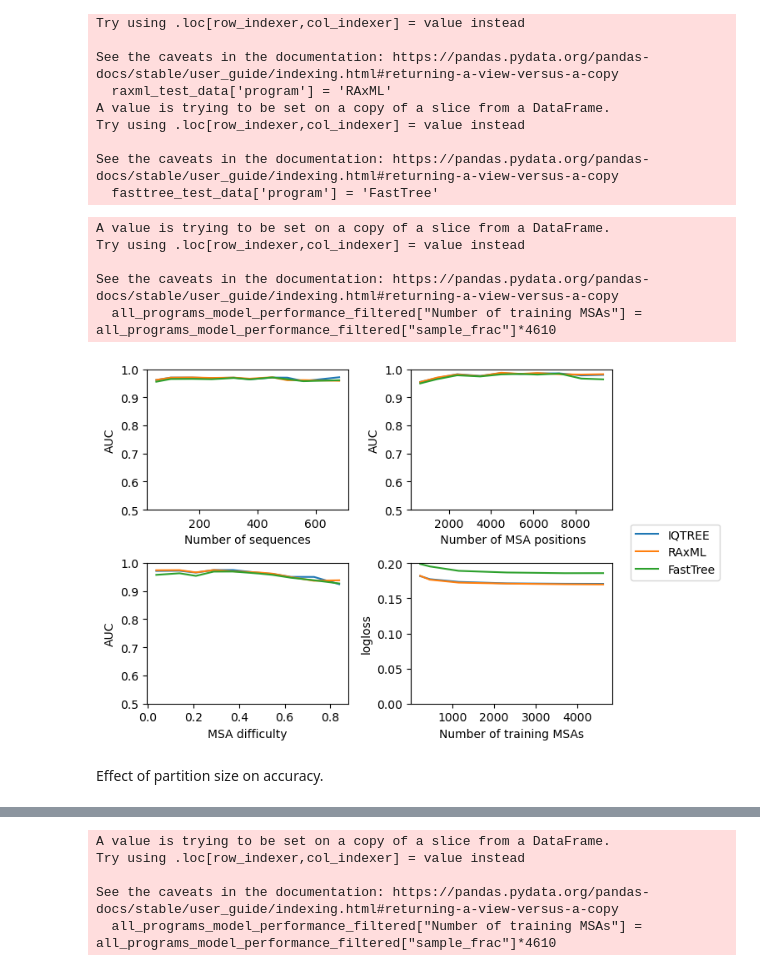
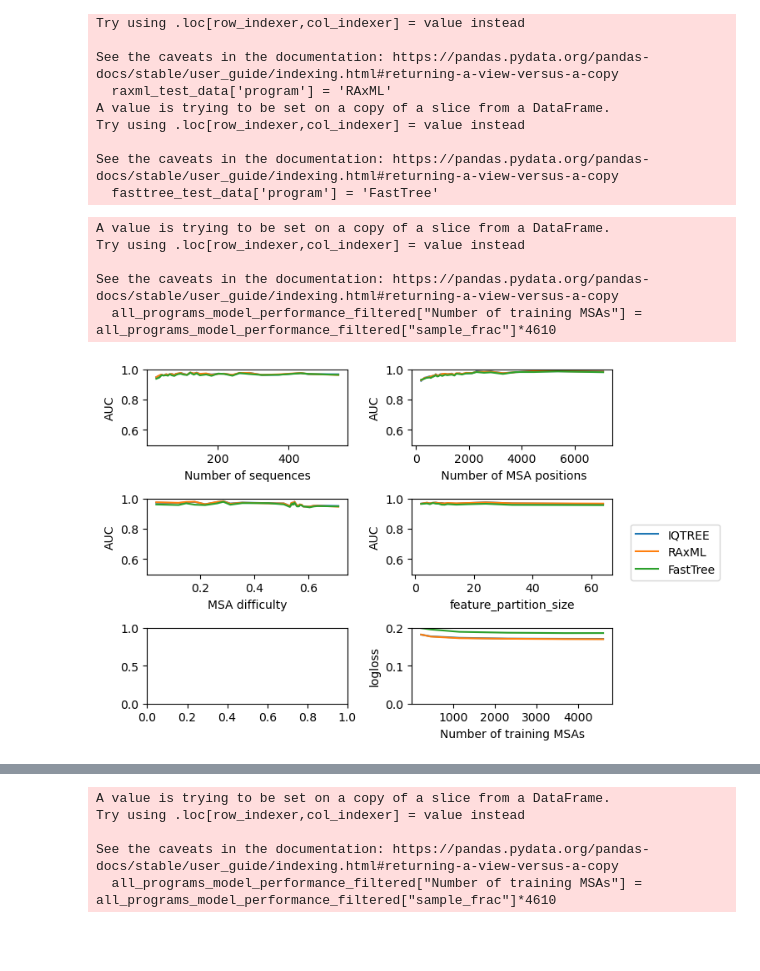
Before and after one commit to noaeker/bootstrap_repo, a Jupyter notebook: python notebooks/main paper analysis.ipynb, the cells around one changed output, grey strips where cells are left out. Drawn from its saved outputs; the diff is of its cells as text; code cells hidden in the pictures; blank space fills up the shorter version.

```diff
--- a/python notebooks/main paper analysis.ipynb
+++ b/python notebooks/main paper analysis.ipynb
@@ -301,16 +301,16 @@ Try using .loc[row_indexer,col_indexer] = value instead
 See the caveats in the documentation: https://pandas.pydata.org/pandas-docs/stable/user_guide/indexing.html#returning-a-view-versus-a-copy
   fasttree_test_data['program'] = 'FastTree'
 # %%
-fig,axs = plt.subplots(ncols=2, nrows=2)
+fig,axs = plt.subplots(ncols=2, nrows=3)
 axs = axs.flatten()
 
 hue_order = ['IQTREE', 'RAxML', 'FastTree']
 
 
 columns_dict = {'feature_msa_n_seq':'Number of sequences','feature_msa_n_loci': ' Number of MSA positions',
-                'feature_msa_pypythia_msa_difficulty': 'MSA difficulty'}
+                'feature_msa_pypythia_msa_difficulty': 'MSA difficulty','feature_partition_size': 'feature_partition_size'}
 for i,col in enumerate(columns_dict):
-    all_programs_test_data['binned_col'] = pd.cut(all_programs_test_data[col], 10)
+    all_programs_test_data['binned_col'] = pd.qcut(all_programs_test_data[col], 30,duplicates='drop')
     grouped_df = all_programs_test_data.groupby(['binned_col','program'])
     grouped_df_data = grouped_df.agg(median_per_group = (col,np.median)).reset_index()
     auc_scores = []
@@ -321,33 +321,31 @@ for i,col in enumerate(columns_dict):
         y_scores = group['predictions_full_standard']
         auc = roc_auc_score(y_true, y_scores)
         auc_scores.append(auc)
 
     grouped_df_data['AUC'] = auc_scores
     sns.lineplot(data=grouped_df_data, x="median_per_group", y="AUC", hue = "program", hue_order= hue_order,ax=axs[i])
     axs[i].set_ylim(0.5,1)
     axs[i].set_xlabel(columns_dict[col])
     axs[i].get_legend().remove()
     #plt.show()
 
 
 
 all_programs_model_performance_filtered = all_programs_model_performance.query("`dataset`=='test' and `name` =='model_standard' and `analysis_type`=='full_standard'")
 all_programs_model_performance_filtered["Number of training MSAs"] = all_programs_model_performance_filtered["sample_frac"]*4610
 sns.lineplot(data=all_programs_model_performance_filtered, x="Number of training MSAs", y="logloss", hue = "program",hue_order = hue_order,ax=axs[-1])
 axs[-1].get_legend().remove()
 axs[-1].set_ylim(0)
 
 handles, labels = axs[0].get_legend_handles_labels()
 fig.legend(handles, labels, loc='center left', bbox_to_anchor=(1, 0.5))
 
 # Adjust layout to prevent overlapping
 plt.tight_layout()
 # %% [output]
 A value is trying to be set on a copy of a slice from a DataFrame.
 Try using .loc[row_indexer,col_indexer] = value instead
 
 See the caveats in the documentation: https://pandas.pydata.org/pandas-docs/stable/user_guide/indexing.html#returning-a-view-versus-a-copy
   all_programs_model_performance_filtered["Number of training MSAs"] = all_programs_model_performance_filtered["sample_frac"]*4610
-[figure, old version]
+[figure, new version]
-# %% [markdown]
-Effect of partition size on accuracy.
```
Also changed, not shown: parts of 7 cells of this notebook, 3 other files.
